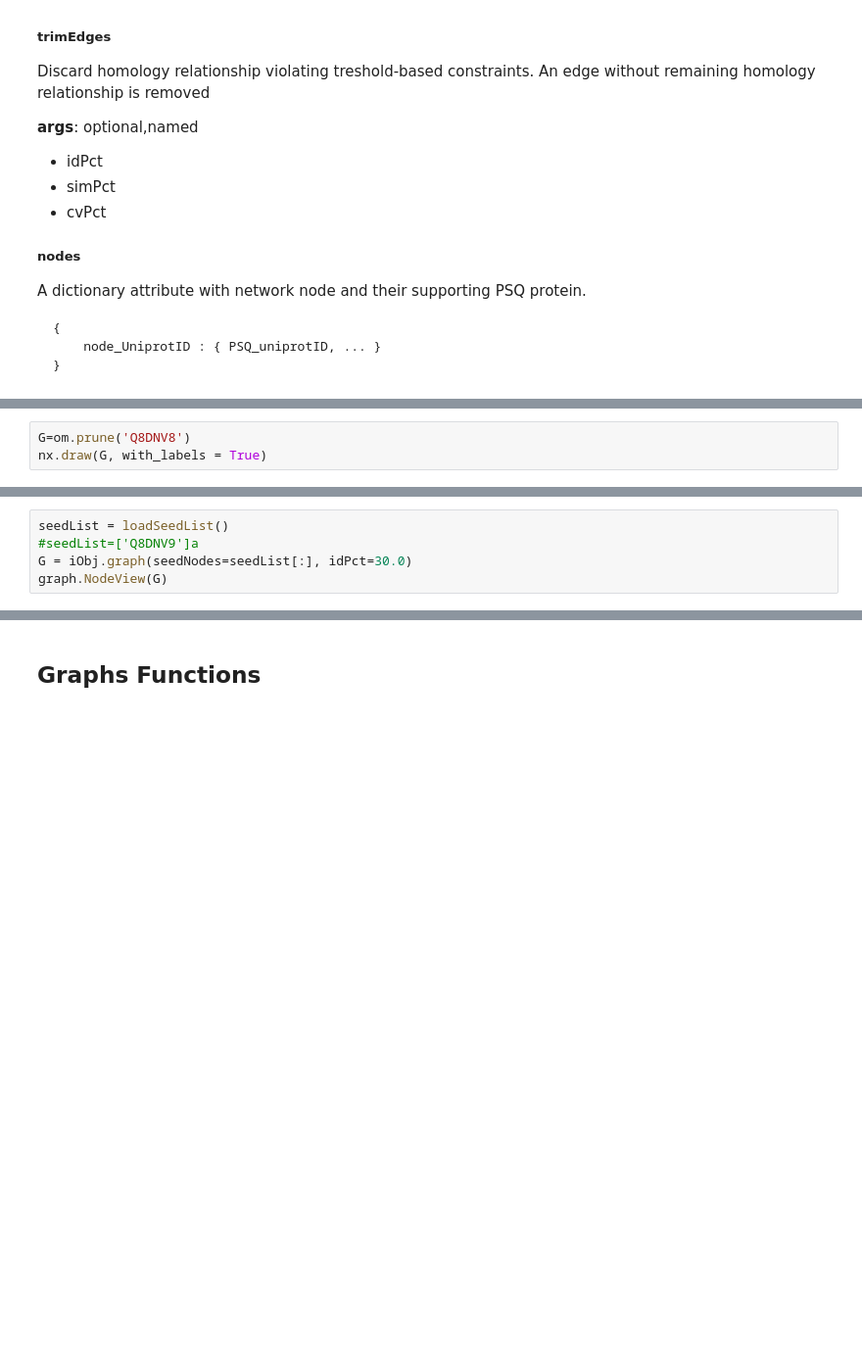
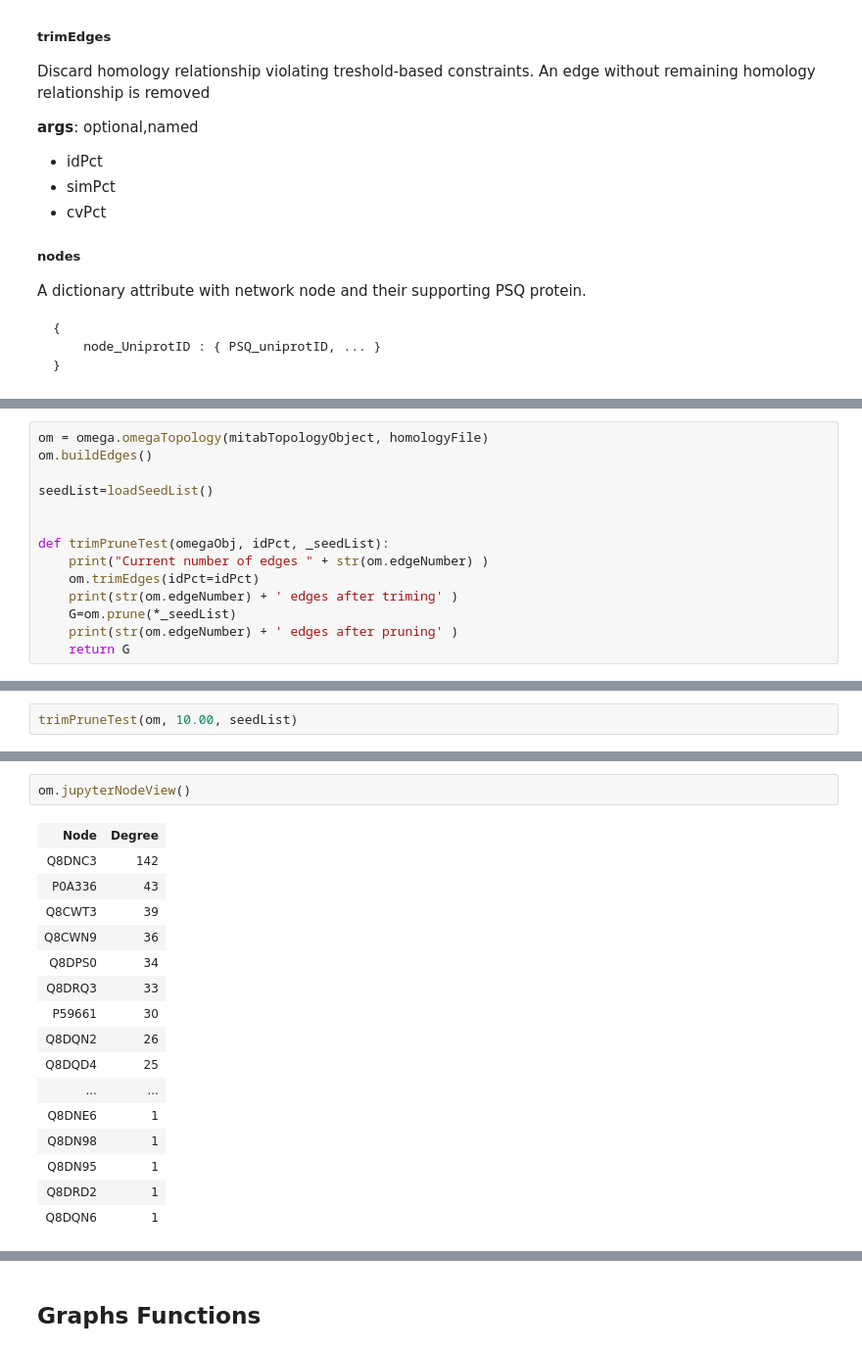
Before and after one commit to glaunay/omegaLoMo, a Jupyter notebook: buildNetwork.ipynb, the cells around one changed output, grey strips where cells are left out. Shown at 98% size. Drawn from its saved outputs; the diff is of its cells as text; blank space fills up the shorter version.

```diff
--- a/buildNetwork.ipynb
+++ b/buildNetwork.ipynb
@@ -318,3 +169,0 @@ om.dump()
-# %%
-G=om.prune('Q8DNV8')
-nx.draw(G, with_labels = True)
@@ -344,5 +169,0 @@ for node1, node2, data in G.edges(data=True):
-# %%
-seedList = loadSeedList()
-#seedList=['Q8DNV9']a
-G = iObj.graph(seedNodes=seedList[:], idPct=30.0)
-graph.NodeView(G)
@@ -627,0 +175,14 @@ queryTopo = omegaMatrix.project()
+# %%
+om = omega.omegaTopology(mitabTopologyObject, homologyFile)
+om.buildEdges()
+
+seedList=loadSeedList()
+
+
+def trimPruneTest(omegaObj, idPct, _seedList):
+    print("Current number of edges " + str(om.edgeNumber) )
+    om.trimEdges(idPct=idPct)
+    print(str(om.edgeNumber) + ' edges after triming' )
+    G=om.prune(*_seedList)
+    print(str(om.edgeNumber) + ' edges after pruning' )
+    return G
@@ -627,0 +191,2 @@ queryTopo = omegaMatrix.project()
+# %%
+trimPruneTest(om, 10.00, seedList)
@@ -627,0 +206,19 @@ queryTopo = omegaMatrix.project()
+# %%
+om.jupyterNodeView()
+# %% [output]
+| Node | Degree |
+| Q8DNC3 | 142 |
+| P0A336 | 43 |
+| Q8CWT3 | 39 |
+| Q8CWN9 | 36 |
+| Q8DPS0 | 34 |
+| Q8DRQ3 | 33 |
+| P59661 | 30 |
+| Q8DQN2 | 26 |
+| Q8DQD4 | 25 |
+| ... | ... |
+| Q8DNE6 | 1 |
+| Q8DN98 | 1 |
+| Q8DN95 | 1 |
+| Q8DRD2 | 1 |
+| Q8DQN6 | 1 |
```
Also changed, not shown: parts of 53 cells of this notebook, 4 other files.
